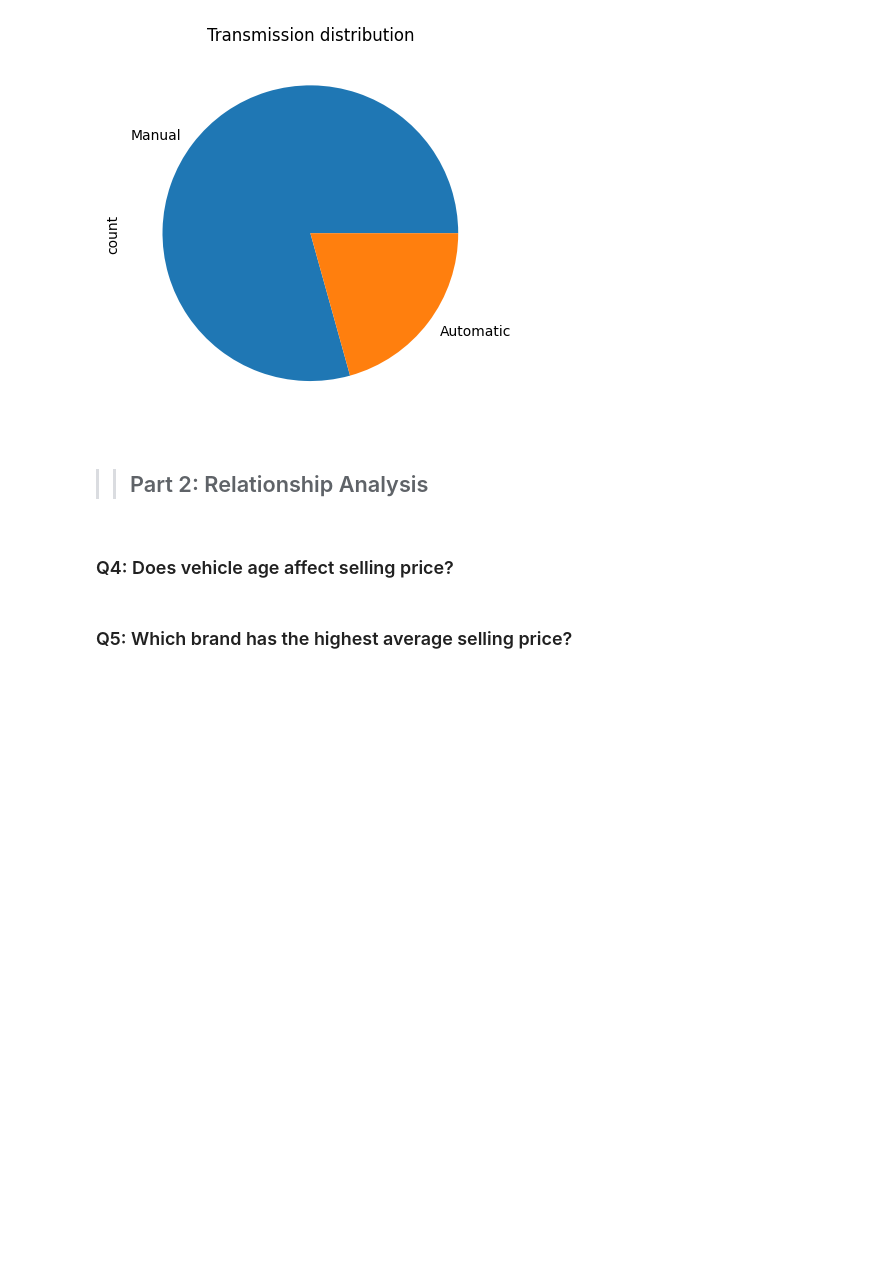
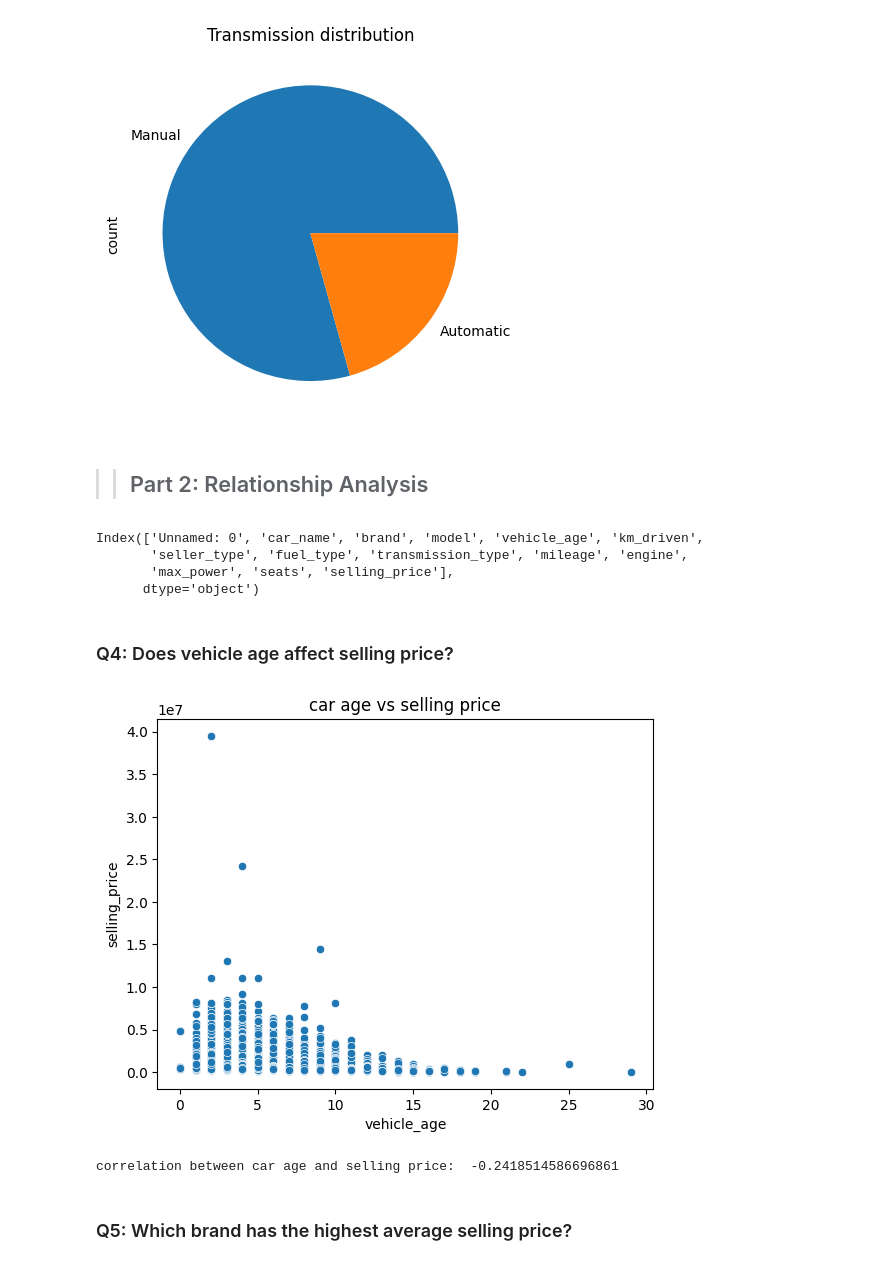
Before and after one commit to Vivek30092/AL603B-Data-and-Visual-Analytics, a Jupyter notebook: 01_Exp01.ipynb, the cells around one changed output. Saved outputs shown, nothing was run; the diff lists cells and outputs as text; code cells hidden in the pictures; blank space fills up the shorter version.

```diff
--- a/01_Exp01.ipynb
+++ b/01_Exp01.ipynb
@@ -111,7 +111,25 @@ plt.show()
 [figure]
 # %% [markdown]
 >> ## Part 2: Relationship Analysis
+# %%
+df.columns
+# %% [output]
+Index(['Unnamed: 0', 'car_name', 'brand', 'model', 'vehicle_age', 'km_driven',
+       'seller_type', 'fuel_type', 'transmission_type', 'mileage', 'engine',
+       'max_power', 'seats', 'selling_price'],
+      dtype='object')
 # %% [markdown]
 ### Q4: Does vehicle age affect selling price?
+# %%
+sns.scatterplot(x = 'vehicle_age', y = 'selling_price',data=df)
+plt.title("car age vs selling price")
+plt.show()
+# %% [output]
+[figure, added]
+# %%
+correlation_age = df['vehicle_age'].corr(df['selling_price'])
+print("correlation between car age and selling price: ",correlation_age)
+# %% [output]
+correlation between car age and selling price:  -0.2418514586696861
 # %% [markdown]
 ### Q5: Which brand has the highest average selling price?
```
Also changed, not shown: parts of 2 cells of this notebook.
